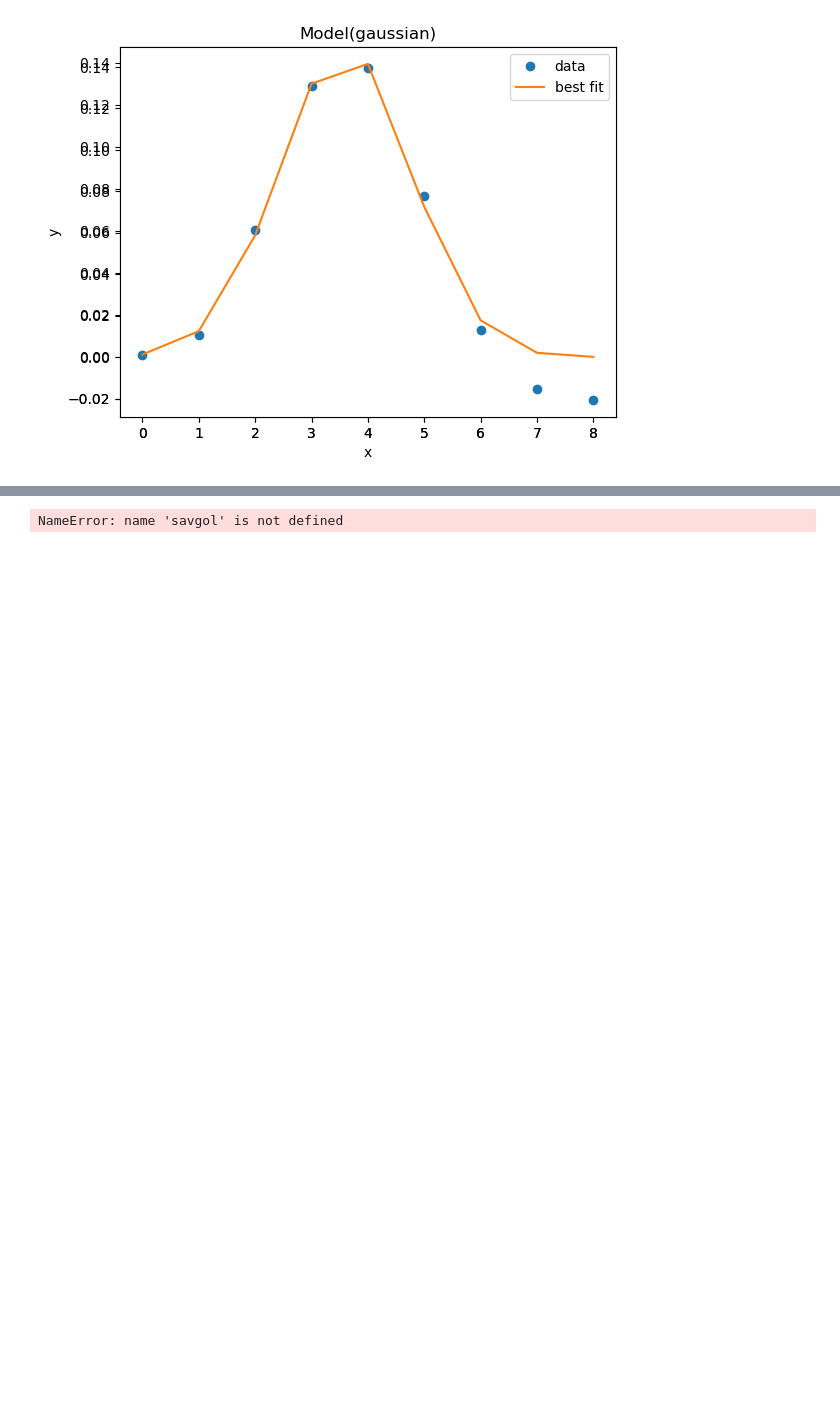
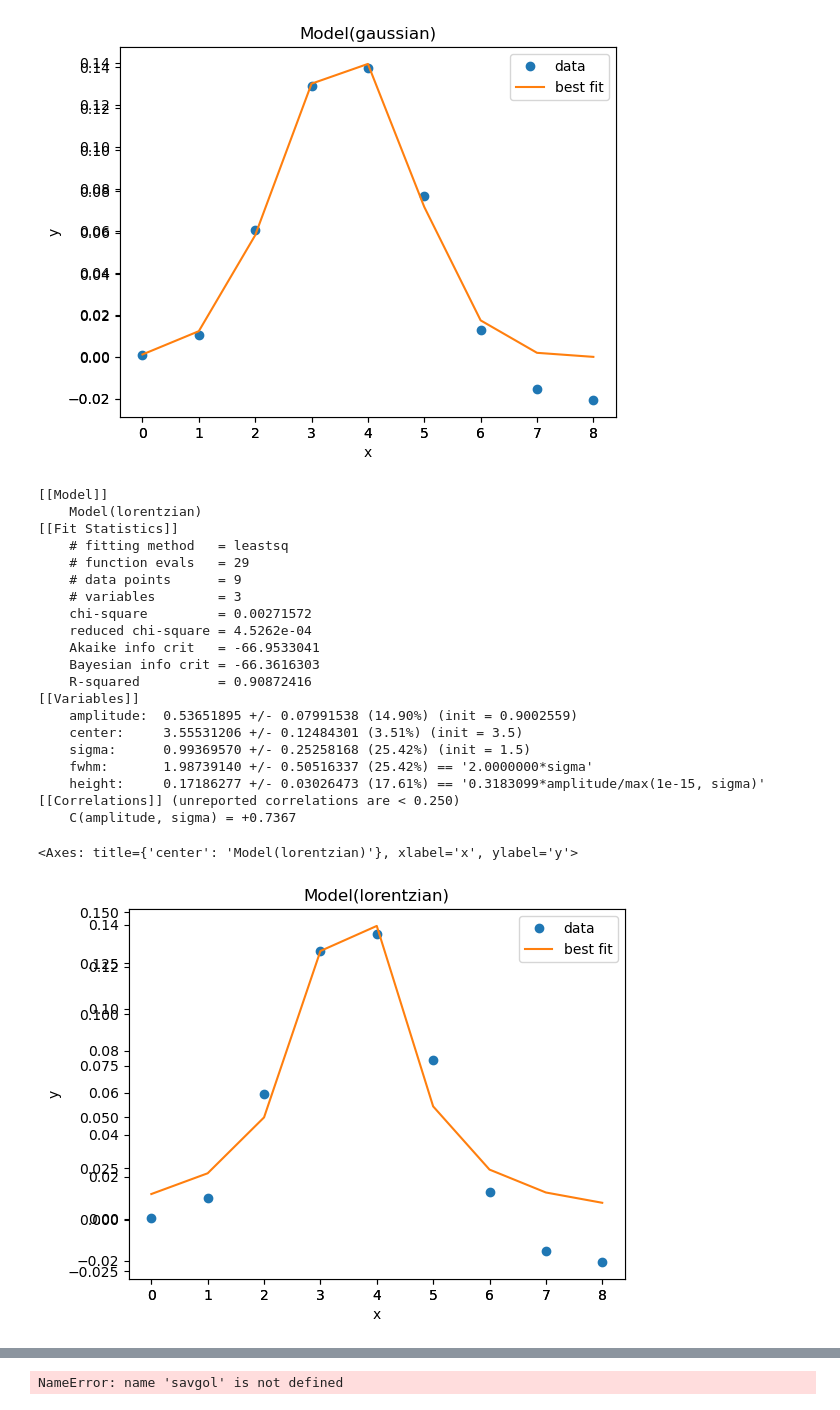
Before and after one commit to ornlneutronimaging/MCP_Sensor_Resolution, a Jupyter notebook: Normalization_Resolution_function_MCP_sensor.ipynb, the cells around one changed output, grey strips where cells are left out. Cells and saved outputs as stored; diff of their text form; code cells hidden in the pictures; blank space fills up the shorter version.

```diff
--- a/Normalization_Resolution_function_MCP_sensor.ipynb
+++ b/Normalization_Resolution_function_MCP_sensor.ipynb
@@ -99,12 +99,35 @@ out.plot_fit()
 # %%
 #Lorentzian fit model
 from numpy import loadtxt
-from lmfit.models import GaussianModel
+from lmfit.models import LorentzianModel
 y = dydxdf
 x = np.arange(len(y))
-mod = GaussianModel()
+mod = LorentzianModel()
 pars = mod.guess(y, x=x)
-out = mod.fit(y,pars, x=x)
-print (out.fit_report(min_correl=.25))
+outL = mod.fit(y,pars, x=x)
+print (outL.fit_report(min_correl=.25))
 plt.plot(dydxdf)
-out.plot_fit()
+outL.plot_fit()
+# %% [output]
+[[Model]]
+    Model(lorentzian)
+[[Fit Statistics]]
+    # fitting method   = leastsq
+    # function evals   = 29
+    # data points      = 9
+    # variables        = 3
+    chi-square         = 0.00271572
+    reduced chi-square = 4.5262e-04
+    Akaike info crit   = -66.9533041
+    Bayesian info crit = -66.3616303
+    R-squared          = 0.90872416
+[[Variables]]
+    amplitude:  0.53651895 +/- 0.07991538 (14.90%) (init = 0.9002559)
+    center:     3.55531206 +/- 0.12484301 (3.51%) (init = 3.5)
+    sigma:      0.99369570 +/- 0.25258168 (25.42%) (init = 1.5)
+    fwhm:       1.98739140 +/- 0.50516337 (25.42%) == '2.0000000*sigma'
+    height:     0.17186277 +/- 0.03026473 (17.61%) == '0.3183099*amplitude/max(1e-15, sigma)'
+[[Correlations]] (unreported correlations are < 0.250)
+    C(amplitude, sigma) = +0.7367
+<Axes: title={'center': 'Model(lorentzian)'}, xlabel='x', ylabel='y'>
+[figure, added]
```
Also changed, not shown: parts of 1 cell of this notebook.
